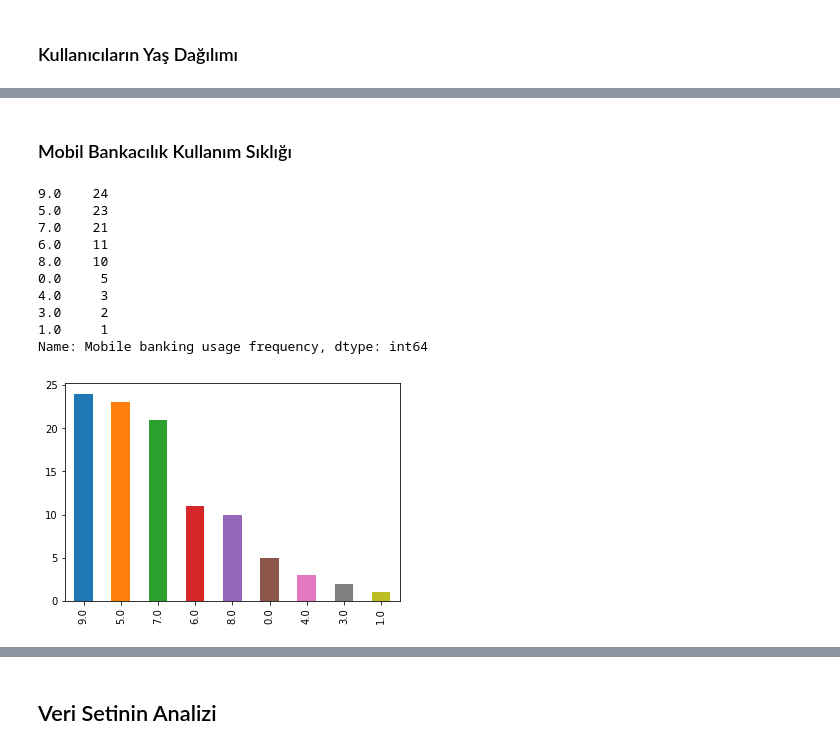
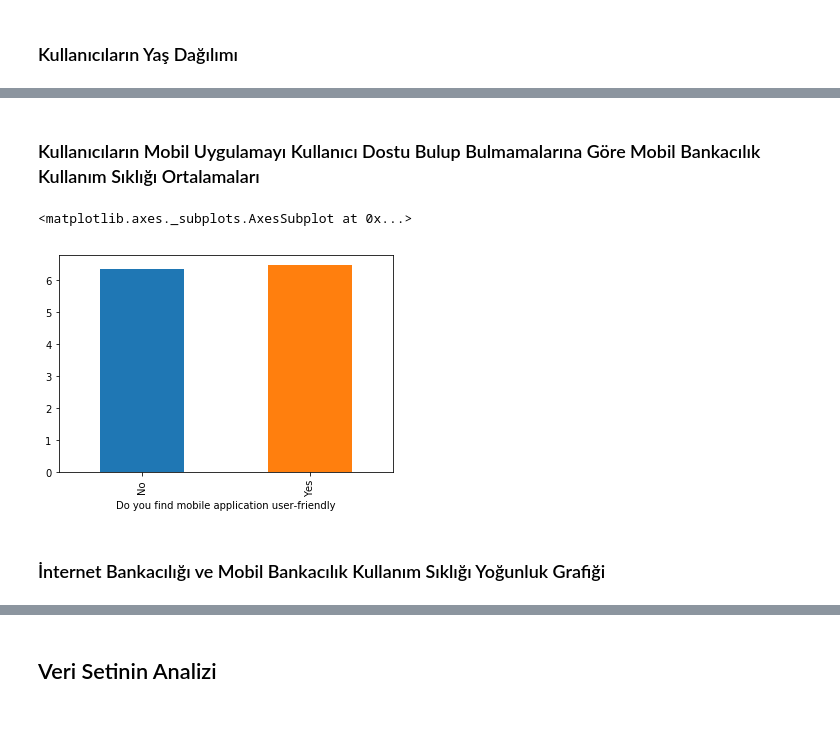
Before and after one commit to suleSyl/Tahminleme, a Jupyter notebook: Tahminleme.ipynb, the cells around one changed output, grey strips where cells are left out. Cells and saved outputs as stored; diff of their text form; code cells hidden in the pictures; blank space fills up the shorter version.

```diff
--- a/Tahminleme.ipynb
+++ b/Tahminleme.ipynb
@@ -110,17 +117,9 @@ Name: Age, dtype: int64
+# %% [markdown]
+### Kullanıcıların Mobil Uygulamayı Kullanıcı Dostu Bulup Bulmamalarına Göre Mobil Bankacılık Kullanım Sıklığı Ortalamaları
+# %%
+dataset2.groupby('Do you find mobile application user-friendly')['Mobile banking usage frequency'].mean().plot(kind='bar')
+# %% [output]
+<matplotlib.axes._subplots.AxesSubplot at 0x...>
+[figure, added]
 # %% [markdown]
-### Mobil Bankacılık Kullanım Sıklığı
+### İnternet Bankacılığı ve Mobil Bankacılık Kullanım Sıklığı Yoğunluk Grafiği
-# %%
-dataset["Mobile banking usage frequency"].value_counts().plot(kind="bar")
-print(dataset["Mobile banking usage frequency"].value_counts())
-# %% [output]
-9.0    24
-5.0    23
-7.0    21
-6.0    11
-8.0    10
-0.0     5
-4.0     3
-3.0     2
-1.0     1
-Name: Mobile banking usage frequency, dtype: int64
-[figure, removed]
```
Also changed, not shown: parts of 12 cells of this notebook, 1 other file.
